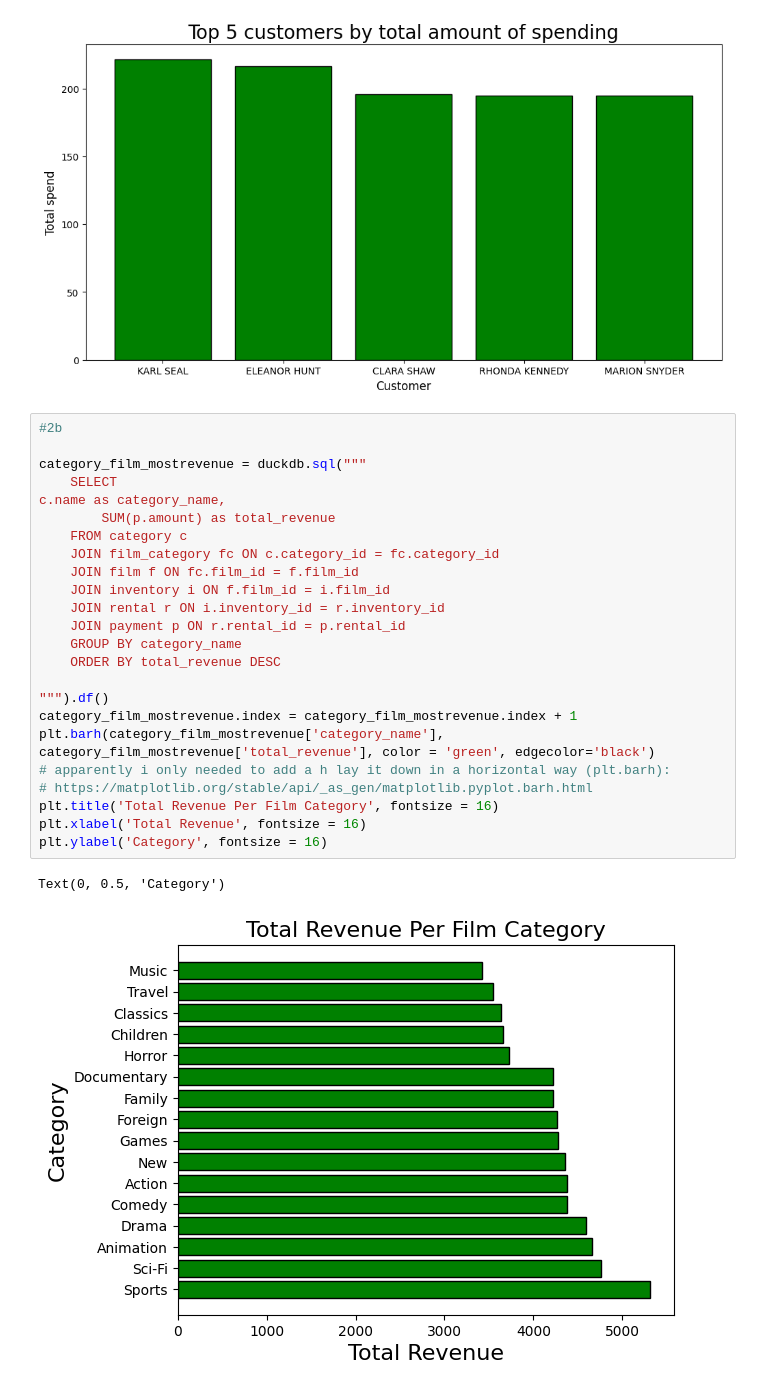
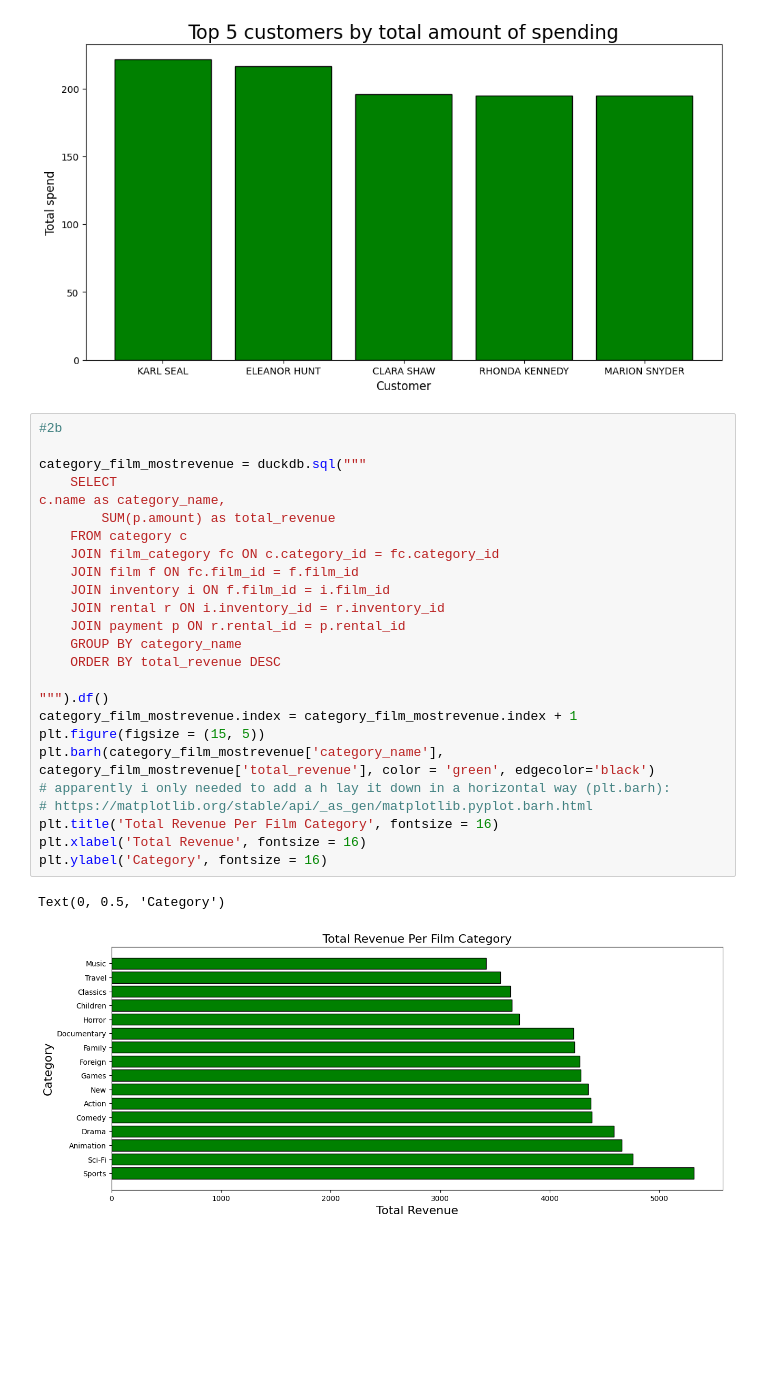
Before and after one commit to andrel1912/Min_sql_lab, a Jupyter notebook: NOTEBOOK/EDA.ipynb, the cells around one changed output. Drawn from its saved outputs; the diff is of its cells as text; blank space fills up the shorter version.

Commit message:
added figsize to 2b
Added the figsize like in 2a to change the size of the bar chart

```diff
--- a/NOTEBOOK/EDA.ipynb
+++ b/NOTEBOOK/EDA.ipynb
@@ -328,27 +328,28 @@ plt.show()
 # %%
 #2b
 
 category_film_mostrevenue = duckdb.sql("""
     SELECT
 c.name as category_name,
         SUM(p.amount) as total_revenue
     FROM category c
     JOIN film_category fc ON c.category_id = fc.category_id
     JOIN film f ON fc.film_id = f.film_id
     JOIN inventory i ON f.film_id = i.film_id
     JOIN rental r ON i.inventory_id = r.inventory_id
     JOIN payment p ON r.rental_id = p.rental_id
     GROUP BY category_name
     ORDER BY total_revenue DESC
 
 """).df()
 category_film_mostrevenue.index = category_film_mostrevenue.index + 1
+plt.figure(figsize = (15, 5))
 plt.barh(category_film_mostrevenue['category_name'], category_film_mostrevenue['total_revenue'], color = 'green', edgecolor='black')
 # apparently i only needed to add a h lay it down in a horizontal way (plt.barh):
 # https://matplotlib.org/stable/api/_as_gen/matplotlib.pyplot.barh.html
 plt.title('Total Revenue Per Film Category', fontsize = 16)
 plt.xlabel('Total Revenue', fontsize = 16)
 plt.ylabel('Category', fontsize = 16)
 # %% [output]
 Text(0, 0.5, 'Category')
-[figure, old version]
+[figure, new version]
```
